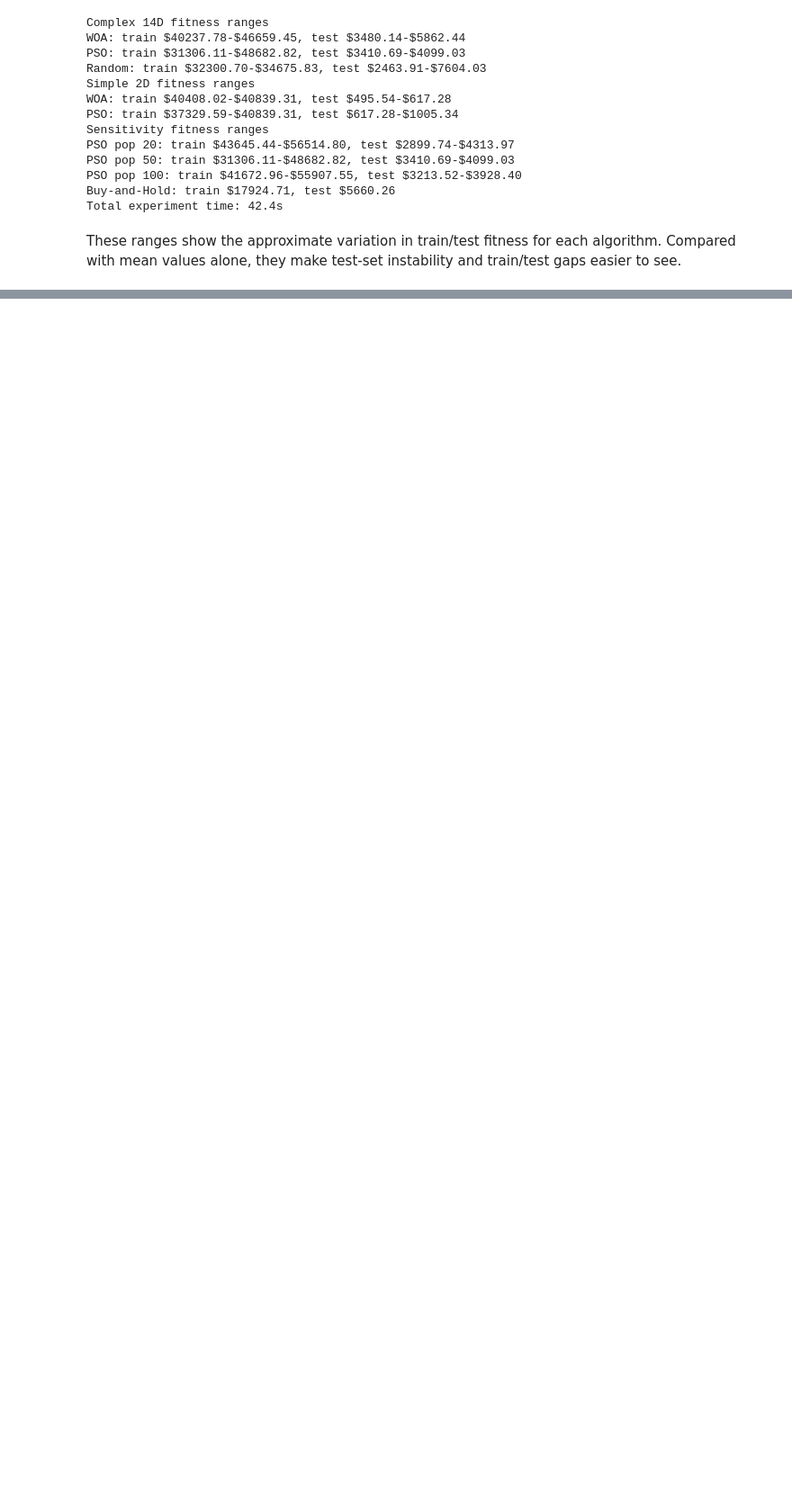
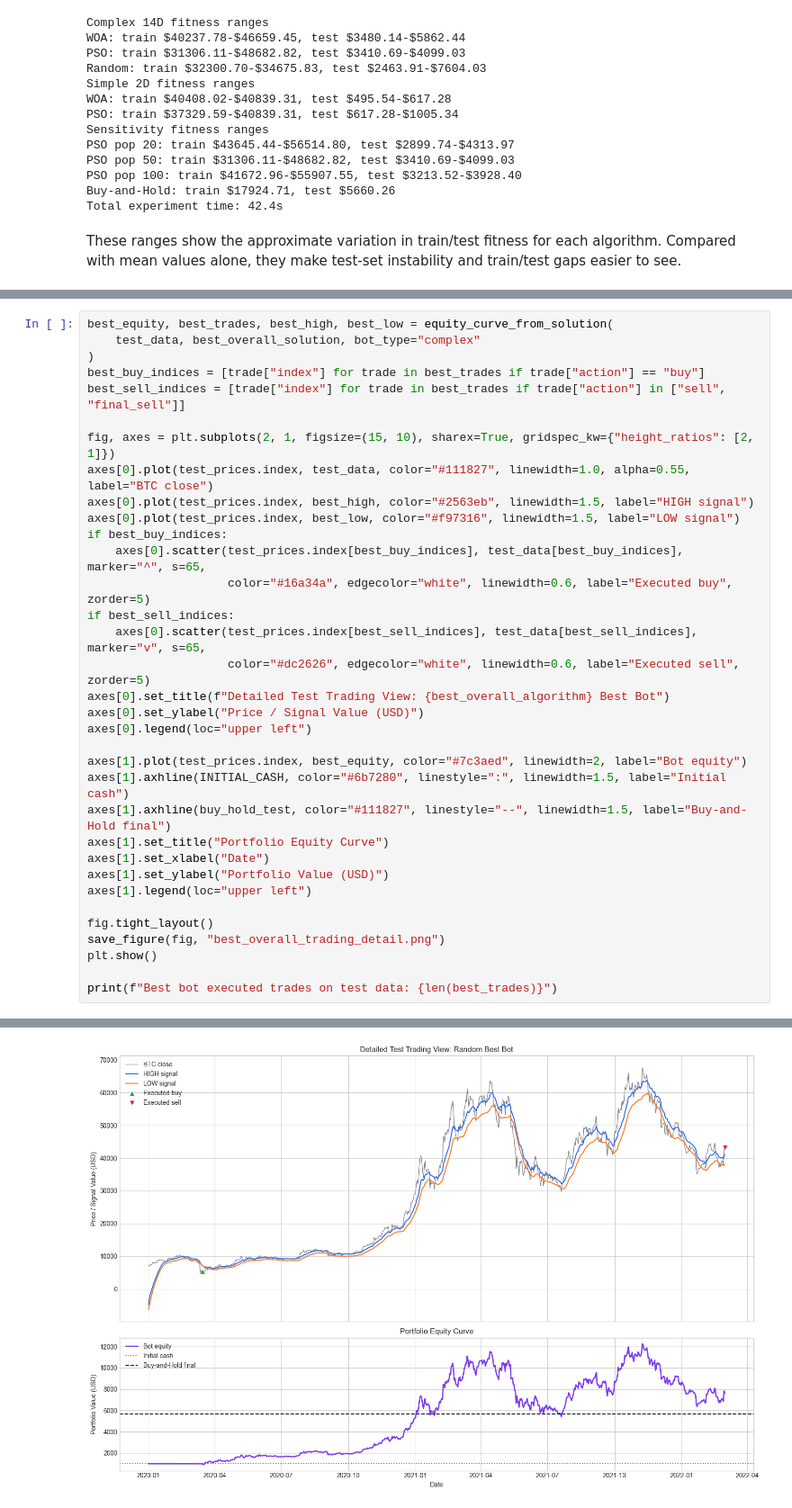
Before and after one commit to vneo-m/bitcoin-trading-optimization, a Jupyter notebook: bitcoin-trading-optimization.ipynb, the cells around one changed output, grey strips where cells are left out. Shown at 90% size. Cells and saved outputs as stored; diff of their text form; blank space fills up the shorter version.

```diff
--- a/bitcoin-trading-optimization.ipynb
+++ b/bitcoin-trading-optimization.ipynb
@@ -1345,0 +1611,35 @@ These ranges show the approximate variation in train/test fitness for each algor
+# %%
+best_equity, best_trades, best_high, best_low = equity_curve_from_solution(
+    test_data, best_overall_solution, bot_type="complex"
+)
+best_buy_indices = [trade["index"] for trade in best_trades if trade["action"] == "buy"]
+best_sell_indices = [trade["index"] for trade in best_trades if trade["action"] in ["sell", "final_sell"]]
+
+fig, axes = plt.subplots(2, 1, figsize=(15, 10), sharex=True, gridspec_kw={"height_ratios": [2, 1]})
+axes[0].plot(test_prices.index, test_data, color="#111827", linewidth=1.0, alpha=0.55, label="BTC close")
+axes[0].plot(test_prices.index, best_high, color="#2563eb", linewidth=1.5, label="HIGH signal")
+axes[0].plot(test_prices.index, best_low, color="#f97316", linewidth=1.5, label="LOW signal")
+if best_buy_indices:
+    axes[0].scatter(test_prices.index[best_buy_indices], test_data[best_buy_indices], marker="^", s=65,
+                    color="#16a34a", edgecolor="white", linewidth=0.6, label="Executed buy", zorder=5)
+if best_sell_indices:
+    axes[0].scatter(test_prices.index[best_sell_indices], test_data[best_sell_indices], marker="v", s=65,
+                    color="#dc2626", edgecolor="white", linewidth=0.6, label="Executed sell", zorder=5)
+axes[0].set_title(f"Detailed Test Trading View: {best_overall_algorithm} Best Bot")
+axes[0].set_ylabel("Price / Signal Value (USD)")
+axes[0].legend(loc="upper left")
+
+axes[1].plot(test_prices.index, best_equity, color="#7c3aed", linewidth=2, label="Bot equity")
+axes[1].axhline(INITIAL_CASH, color="#6b7280", linestyle=":", linewidth=1.5, label="Initial cash")
+axes[1].axhline(buy_hold_test, color="#111827", linestyle="--", linewidth=1.5, label="Buy-and-Hold final")
+axes[1].set_title("Portfolio Equity Curve")
+axes[1].set_xlabel("Date")
+axes[1].set_ylabel("Portfolio Value (USD)")
+axes[1].legend(loc="upper left")
+
+fig.tight_layout()
+save_figure(fig, "best_overall_trading_detail.png")
+plt.show()
+
+print(f"Best bot executed trades on test data: {len(best_trades)}")
+# %% [output]
@@ -1345,0 +1647 @@ These ranges show the approximate variation in train/test fitness for each algor
+[figure, added]
```
Also changed, not shown: parts of 29 cells of this notebook, 9 other files.
